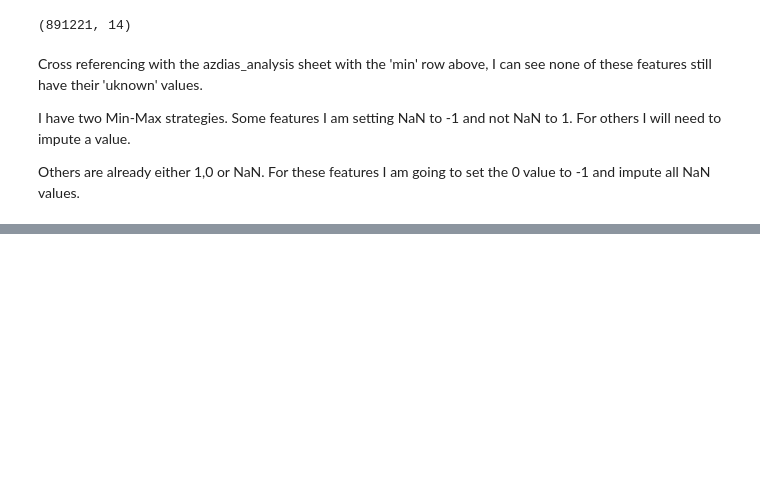
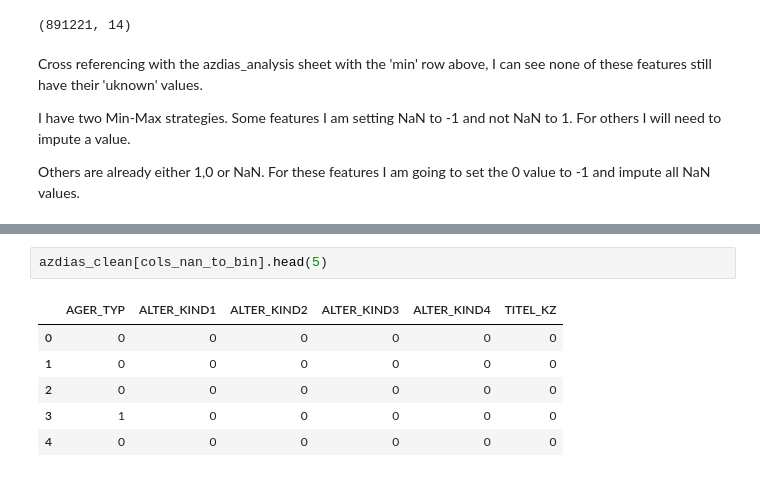
Before and after one commit to OliverFarren/arvato-udacity-customersegmentation, a Jupyter notebook: 0_dataset_eda_and_etl.ipynb, the cells around one changed output, grey strips where cells are left out. Cells and saved outputs as stored; diff of their text form; blank space fills up the shorter version.

```diff
--- a/0_dataset_eda_and_etl.ipynb
+++ b/0_dataset_eda_and_etl.ipynb
@@ -1554,0 +1599,9 @@ azdias_clean[cols_mm_to_nan].head(5)
+# %%
+azdias_clean[cols_nan_to_bin].head(5)
+# %% [output]
+|  | AGER_TYP | ALTER_KIND1 | ALTER_KIND2 | ALTER_KIND3 | ALTER_KIND4 | TITEL_KZ |
+| 0 | 0 | 0 | 0 | 0 | 0 | 0 |
+| 1 | 0 | 0 | 0 | 0 | 0 | 0 |
+| 2 | 0 | 0 | 0 | 0 | 0 | 0 |
+| 3 | 1 | 0 | 0 | 0 | 0 | 0 |
+| 4 | 0 | 0 | 0 | 0 | 0 | 0 |
```
Also changed, not shown: parts of 25 cells of this notebook, 2 other files.
